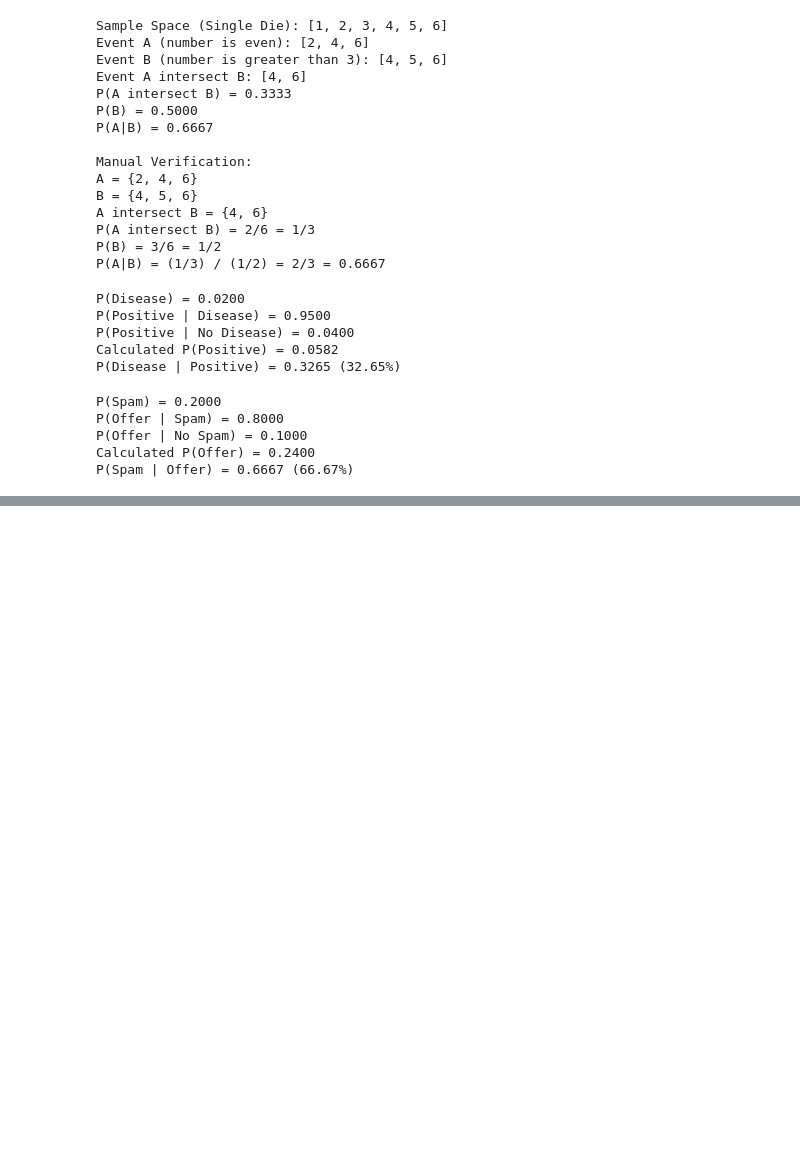
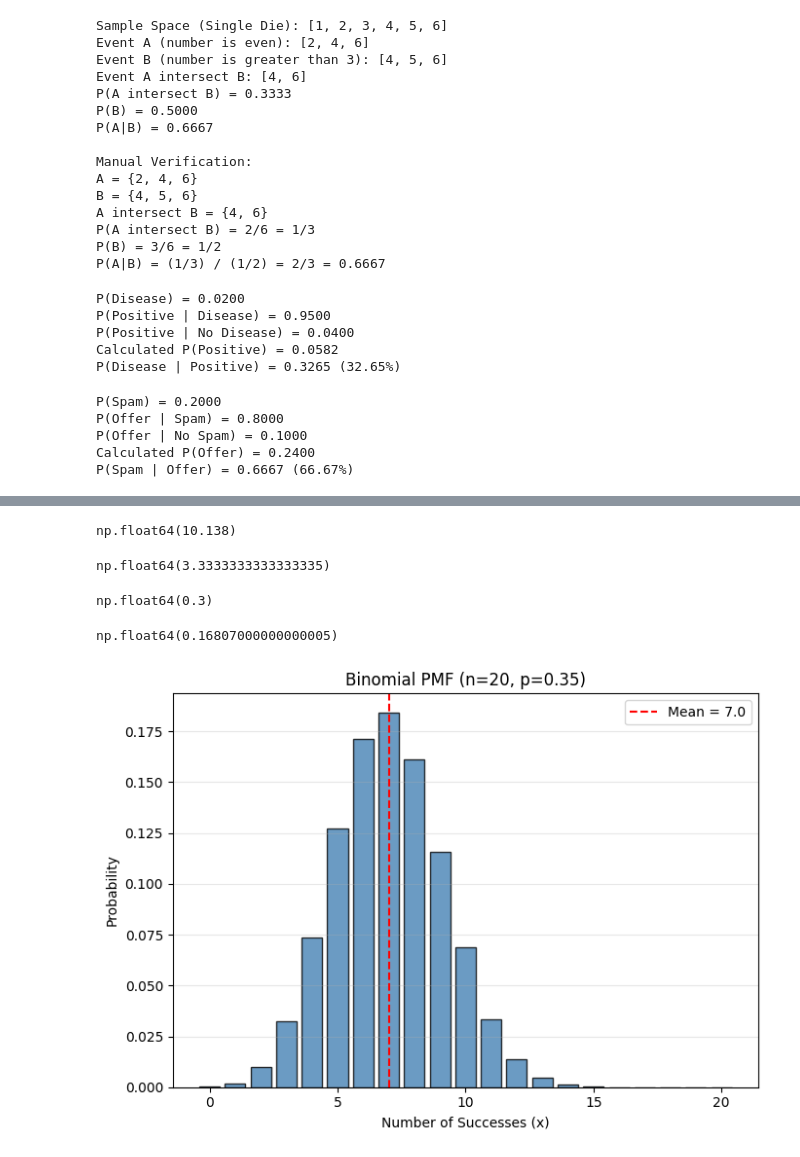
Before and after one commit to anusham1912/Statistics_Lab, a Jupyter notebook: Exercise_Qs.ipynb, the cells around one changed output, grey strips where cells are left out. Saved outputs shown, nothing was run; the diff lists cells and outputs as text; code cells hidden in the pictures; blank space fills up the shorter version.

```diff
--- a/Exercise_Qs.ipynb
+++ b/Exercise_Qs.ipynb
@@ -424,0 +431,4 @@ P(Spam | Offer) = 0.6667 (66.67%)
+# %%
+n,p = 20,0.35
+binom = stats.binom(n,p)
+x = np.arange(0,n+1)
@@ -424,0 +469,4 @@ P(Spam | Offer) = 0.6667 (66.67%)
+# %%
+sim.mean()
+# %% [output]
+np.float64(10.138)
@@ -424,0 +476,29 @@ P(Spam | Offer) = 0.6667 (66.67%)
+# %%
+geo.mean()
+# %% [output]
+np.float64(3.3333333333333335)
+# %%
+geo.pmf(1)
+# %% [output]
+np.float64(0.3)
+# %%
+1-geo.cdf(5)
+# %% [output]
+np.float64(0.16807000000000005)
+# %%
+plt.figure(figsize=(7, 5))
+plt.bar(x, binom.pmf(x), color='steelblue',
+        edgecolor='black', alpha=0.8)
+
+plt.axvline(binom.mean(), color='red', linestyle='--',
+            label=f'Mean = {binom.mean():.1f}')
+
+plt.title(f'Binomial PMF (n={n}, p={p})')
+plt.xlabel('Number of Successes (x)')
+plt.ylabel('Probability')
+plt.legend()
+plt.grid(axis='y', alpha=0.3)
+plt.tight_layout()
+plt.show()
+# %% [output]
+[figure, added]
```
Also changed, not shown: parts of 14 cells of this notebook.
